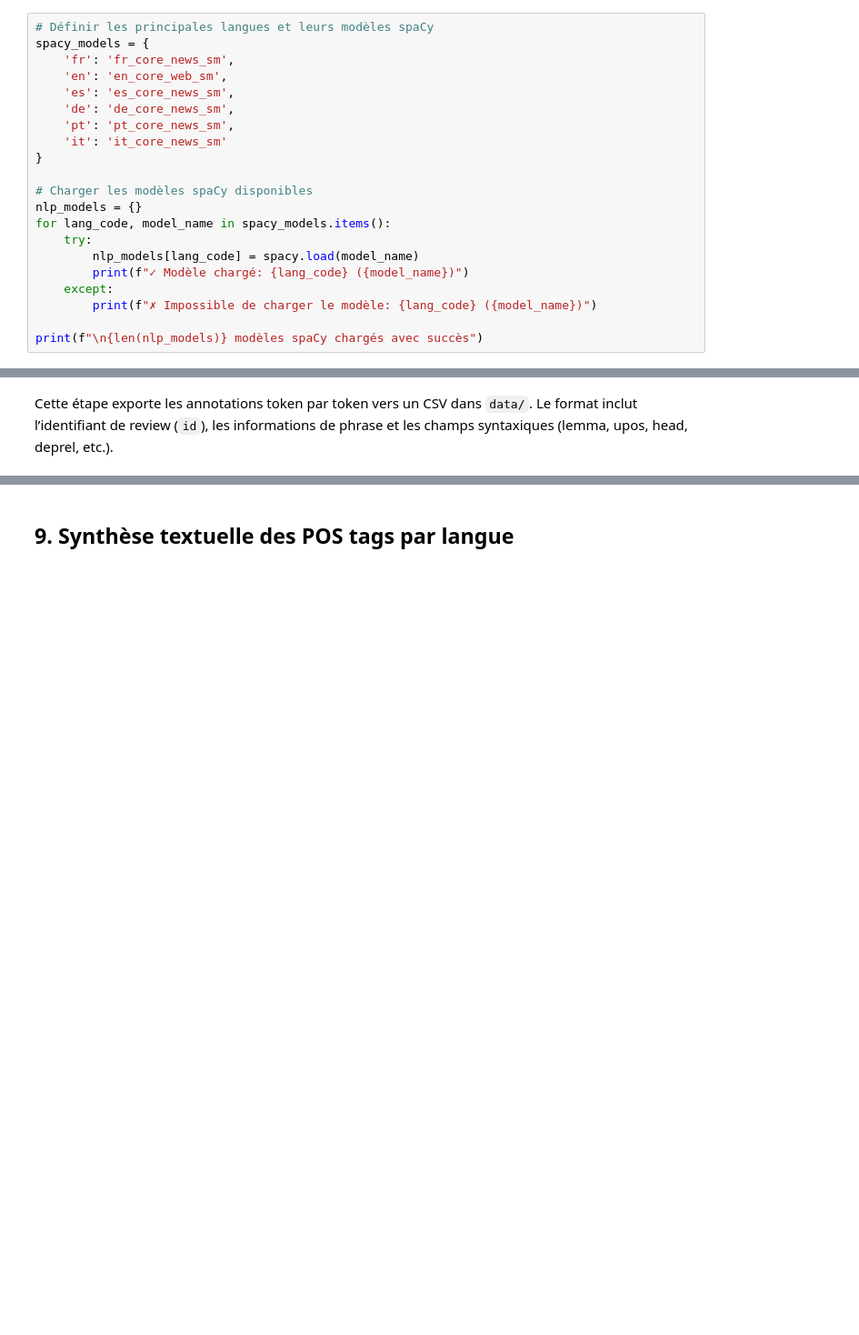
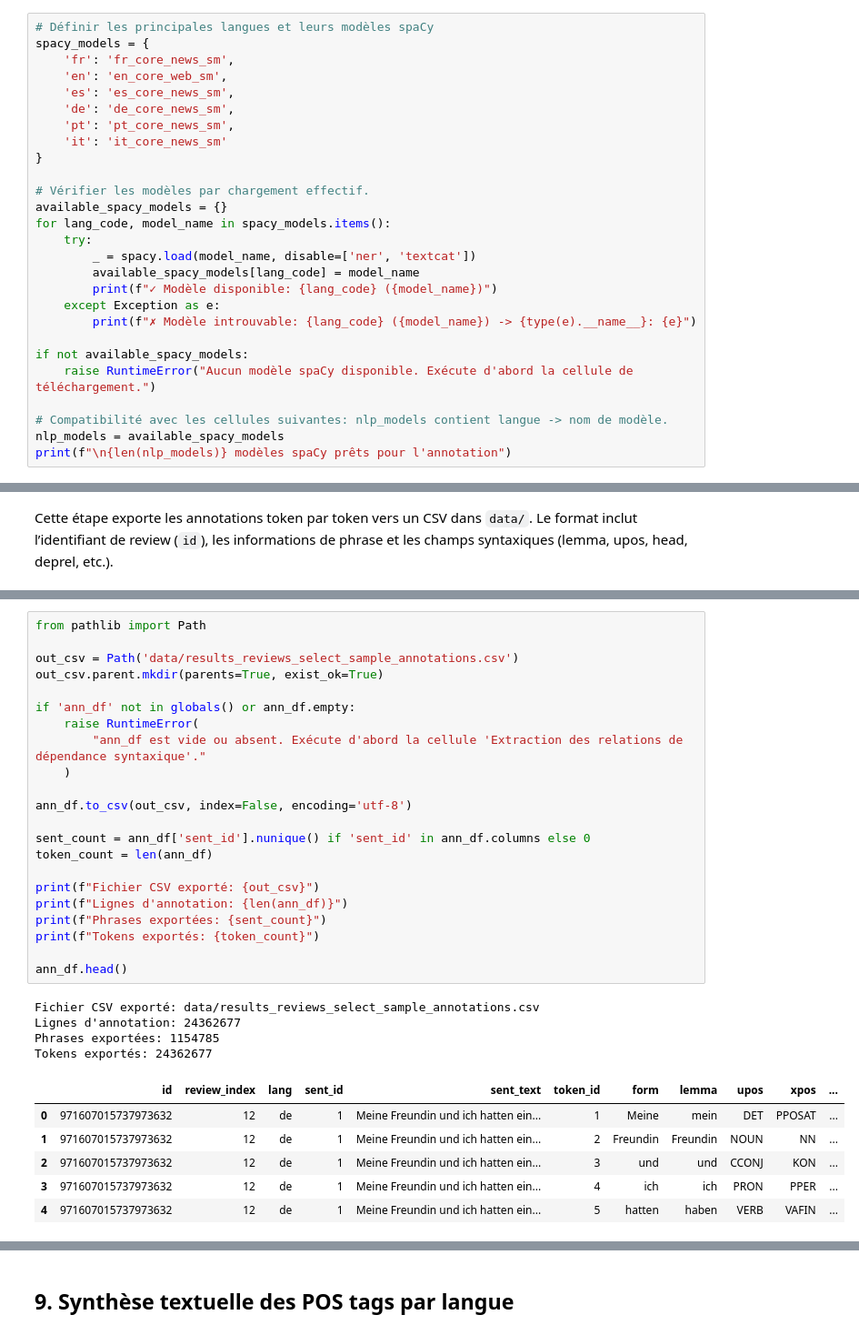
Before and after one commit to BenaventC/Airbnb2026, a Jupyter notebook: p01_syntactic_dependency_analysis.ipynb, the cells around one changed output, grey strips where cells are left out. Shown at 91% size. Drawn from its saved outputs; the diff is of its cells as text; blank space fills up the shorter version.

```diff
--- a/p01_syntactic_dependency_analysis.ipynb
+++ b/p01_syntactic_dependency_analysis.ipynb
@@ -169,14 +177,20 @@ spacy_models = {
     'it': 'it_core_news_sm'
 }
 
-# Charger les modèles spaCy disponibles
-nlp_models = {}
+# Vérifier les modèles par chargement effectif.
+available_spacy_models = {}
 for lang_code, model_name in spacy_models.items():
     try:
-        nlp_models[lang_code] = spacy.load(model_name)
-        print(f"✓ Modèle chargé: {lang_code} ({model_name})")
-    except:
-        print(f"✗ Impossible de charger le modèle: {lang_code} ({model_name})")
+        _ = spacy.load(model_name, disable=['ner', 'textcat'])
+        available_spacy_models[lang_code] = model_name
+        print(f"✓ Modèle disponible: {lang_code} ({model_name})")
+    except Exception as e:
+        print(f"✗ Modèle introuvable: {lang_code} ({model_name}) -> {type(e).__name__}: {e}")
 
-print(f"\n{len(nlp_models)} modèles spaCy chargés avec succès")
+if not available_spacy_models:
+    raise RuntimeError("Aucun modèle spaCy disponible. Exécute d'abord la cellule de téléchargement.")
+
+# Compatibilité avec les cellules suivantes: nlp_models contient langue -> nom de modèle.
+nlp_models = available_spacy_models
+print(f"\n{len(nlp_models)} modèles spaCy prêts pour l'annotation")
 # %% [output]
@@ -429,3 +484,36 @@ Tokens exportés: 579440
+# %%
+from pathlib import Path
+
+out_csv = Path('data/results_reviews_select_sample_annotations.csv')
+out_csv.parent.mkdir(parents=True, exist_ok=True)
+
+if 'ann_df' not in globals() or ann_df.empty:
+    raise RuntimeError(
+        "ann_df est vide ou absent. Exécute d'abord la cellule 'Extraction des relations de dépendance syntaxique'."
+    )
+
+ann_df.to_csv(out_csv, index=False, encoding='utf-8')
+
+sent_count = ann_df['sent_id'].nunique() if 'sent_id' in ann_df.columns else 0
+token_count = len(ann_df)
+
+print(f"Fichier CSV exporté: {out_csv}")
+print(f"Lignes d'annotation: {len(ann_df)}")
+print(f"Phrases exportées: {sent_count}")
+print(f"Tokens exportés: {token_count}")
+
+ann_df.head()
+# %% [output]
+Fichier CSV exporté: data/results_reviews_select_sample_annotations.csv
+Lignes d'annotation: 24362677
+Phrases exportées: 1154785
+Tokens exportés: 24362677
+|  | id | review_index | lang | sent_id | sent_text | token_id | form | lemma | upos | xpos | ... |
+| 0 | 971607015737973632 | 12 | de | 1 | Meine Freundin und ich hatten ein... | 1 | Meine | mein | DET | PPOSAT | ... |
+| 1 | 971607015737973632 | 12 | de | 1 | Meine Freundin und ich hatten ein... | 2 | Freundin | Freundin | NOUN | NN | ... |
+| 2 | 971607015737973632 | 12 | de | 1 | Meine Freundin und ich hatten ein... | 3 | und | und | CCONJ | KON | ... |
+| 3 | 971607015737973632 | 12 | de | 1 | Meine Freundin und ich hatten ein... | 4 | ich | ich | PRON | PPER | ... |
+| 4 | 971607015737973632 | 12 | de | 1 | Meine Freundin und ich hatten ein... | 5 | hatten | haben | VERB | VAFIN | ... |
 # %%
 # Résumé textuel des dépendances (sans graphique)
 print("Top dépendances par langue:")
```
Also changed, not shown: parts of 19 cells of this notebook, 6 other files.
